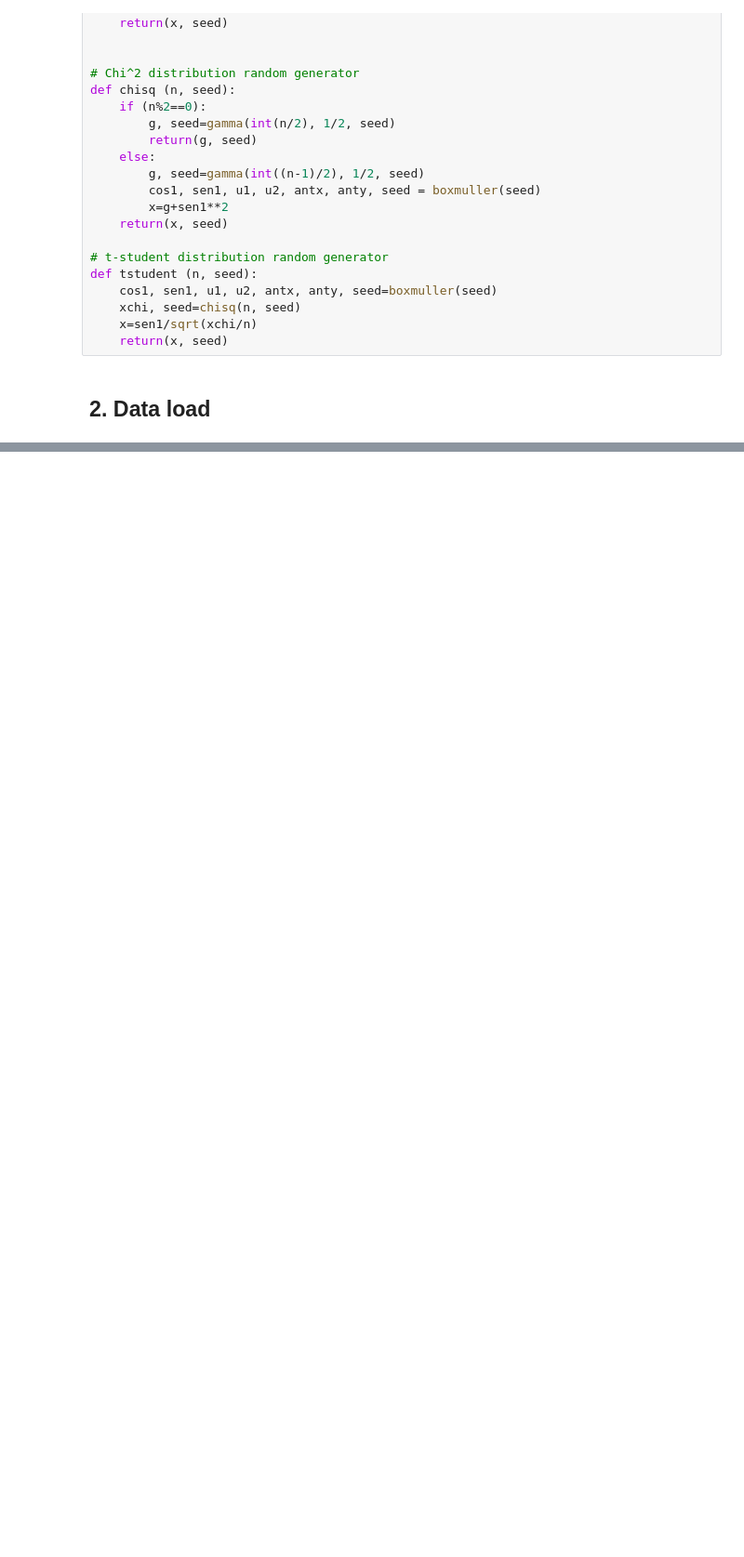
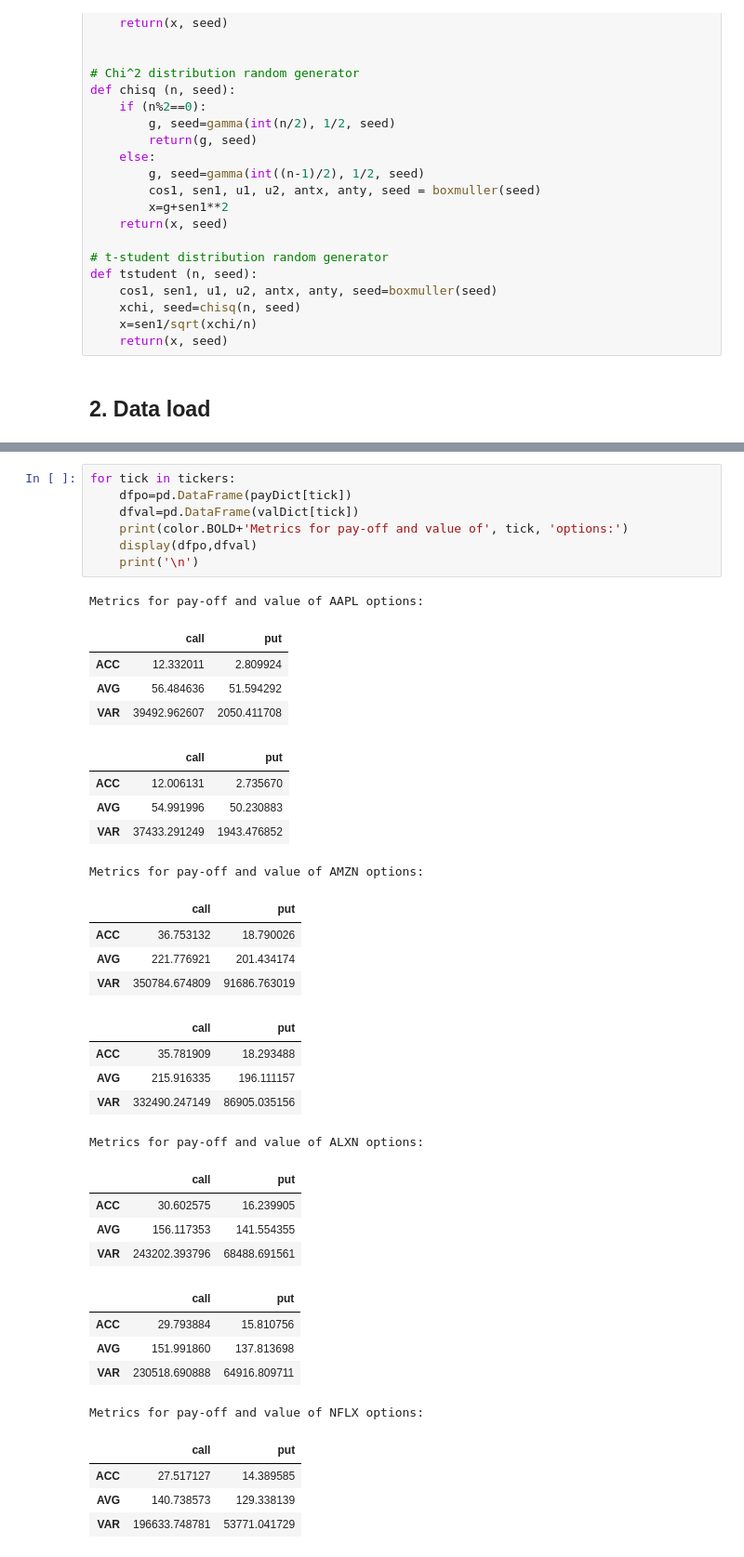
Before and after one commit to DanielRD92/MNFI, a Jupyter notebook: real_data_simulation.ipynb, the cells around one changed output, grey strips where cells are left out. Shown at 93% size. Cells and saved outputs as stored; diff of their text form; blank space fills up the shorter version.

```diff
--- a/real_data_simulation.ipynb
+++ b/real_data_simulation.ipynb
@@ -142,0 +326,40 @@ KeyError: 'Time Series (Daily)'
+# %%
+for tick in tickers:
+    dfpo=pd.DataFrame(payDict[tick])
+    dfval=pd.DataFrame(valDict[tick])
+    print(color.BOLD+'Metrics for pay-off and value of', tick, 'options:')
+    display(dfpo,dfval)
+    print('\n')
+# %% [output]
+Metrics for pay-off and value of AAPL options:
+|  | call | put |
+| ACC | 12.332011 | 2.809924 |
+| AVG | 56.484636 | 51.594292 |
+| VAR | 39492.962607 | 2050.411708 |
+|  | call | put |
+| ACC | 12.006131 | 2.735670 |
+| AVG | 54.991996 | 50.230883 |
+| VAR | 37433.291249 | 1943.476852 |
+Metrics for pay-off and value of AMZN options:
+|  | call | put |
+| ACC | 36.753132 | 18.790026 |
+| AVG | 221.776921 | 201.434174 |
+| VAR | 350784.674809 | 91686.763019 |
+|  | call | put |
+| ACC | 35.781909 | 18.293488 |
+| AVG | 215.916335 | 196.111157 |
+| VAR | 332490.247149 | 86905.035156 |
+Metrics for pay-off and value of ALXN options:
+|  | call | put |
+| ACC | 30.602575 | 16.239905 |
+| AVG | 156.117353 | 141.554355 |
+| VAR | 243202.393796 | 68488.691561 |
+|  | call | put |
+| ACC | 29.793884 | 15.810756 |
+| AVG | 151.991860 | 137.813698 |
+| VAR | 230518.690888 | 64916.809711 |
+Metrics for pay-off and value of NFLX options:
+|  | call | put |
+| ACC | 27.517127 | 14.389585 |
+| AVG | 140.738573 | 129.338139 |
+| VAR | 196633.748781 | 53771.041729 |
```
Also changed, not shown: parts of 16 cells of this notebook, 2 other files.
